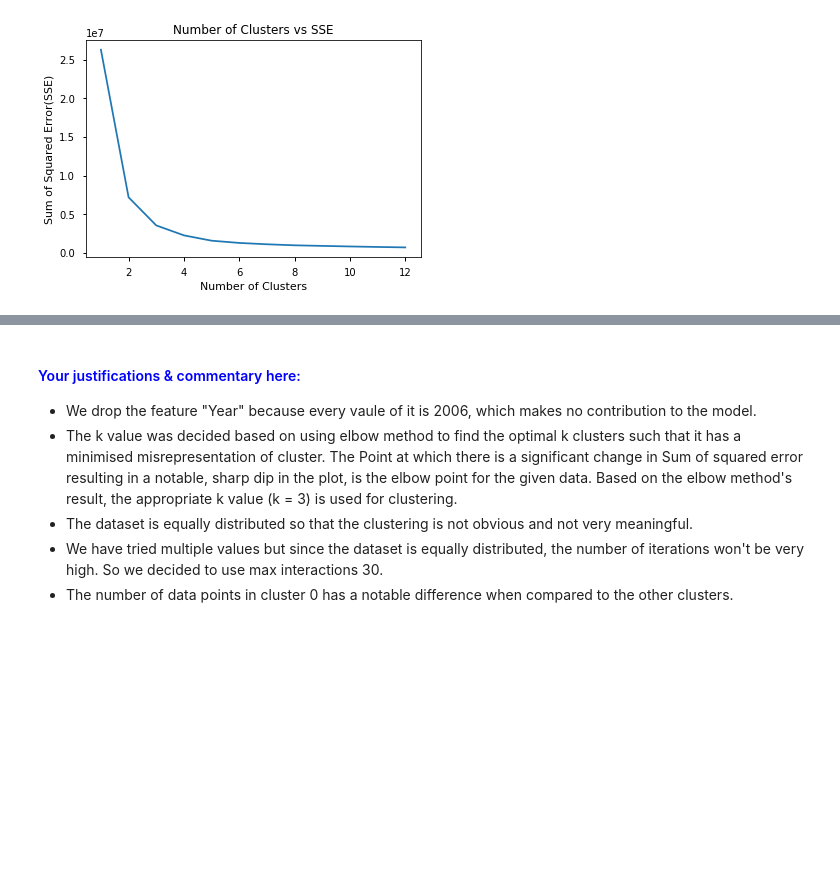
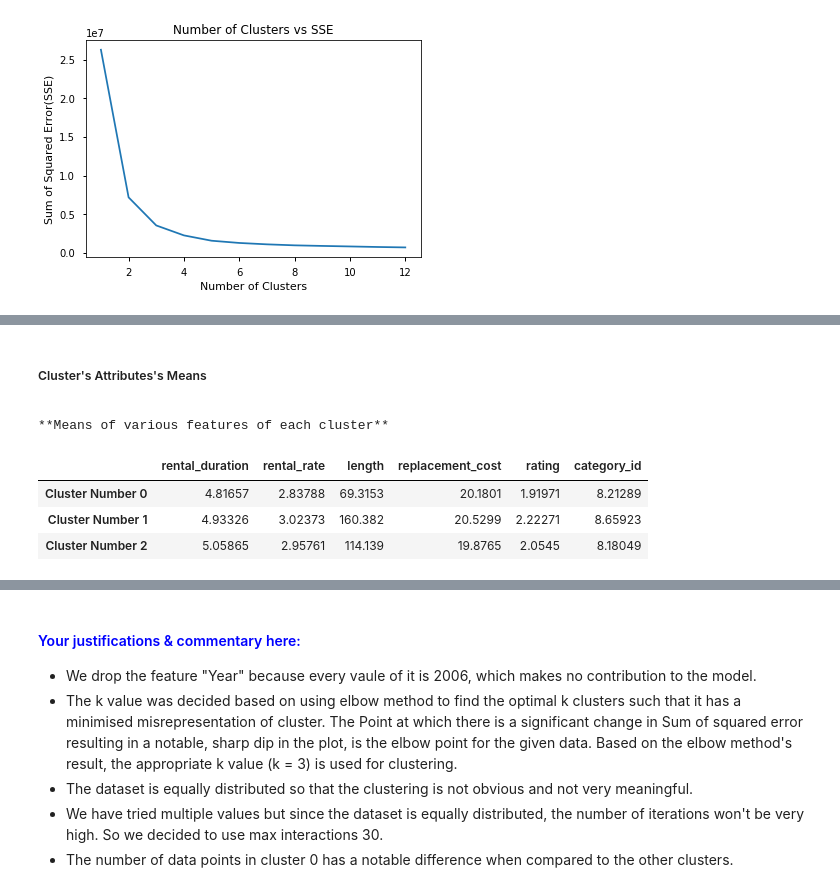
Before and after one commit to DannyFirmin/ML-KMeans-KNN-DecisionTrees, a Jupyter notebook: Assignment-2.ipynb, the cells around one changed output, grey strips where cells are left out. Drawn from its saved outputs; the diff is of its cells as text; code cells hidden in the pictures; blank space fills up the shorter version.

```diff
--- a/Assignment-2.ipynb
+++ b/Assignment-2.ipynb
@@ -442,0 +421,24 @@ s
+# %%
+def dataframe_description_selector(measure,list_df_clusters):
+    df_clusters_description=pd.DataFrame(list_df_clusters[0].loc[measure]).T
+    for x in range(1,len(list_df_clusters)):
+        df_clusters_description=df_clusters_description.append(list_df_clusters[x].loc[measure])
+    df_clusters_description=df_clusters_description.drop("cluster",axis=1)
+    df_clusters_description.index=["Cluster Number "+ str(x) for x in range(3)]
+    return df_clusters_description
+# %% [markdown]
+##### Cluster's Attributes's Means
+<a id='means'></a>
+# %%
+# Showing the differences in the means of the attributes of each cluster.
+list_df_cluster=[df_cluster0_description,df_cluster1_description,df_cluster2_description]
+print("**Means of various features of each cluster**")
+dataframe_description_selector("mean",list_df_cluster) \
+                       .style.apply(highlight_column,column_name="length") \
+                       .apply(highlight_column,column_name="rating",color="lightblue")
+# %% [output]
+**Means of various features of each cluster**
+|  | rental_duration | rental_rate | length | replacement_cost | rating | category_id |
+| Cluster Number 0 | 4.81657 | 2.83788 | 69.3153 | 20.1801 | 1.91971 | 8.21289 |
+| Cluster Number 1 | 4.93326 | 3.02373 | 160.382 | 20.5299 | 2.22271 | 8.65923 |
+| Cluster Number 2 | 5.05865 | 2.95761 | 114.139 | 19.8765 | 2.0545 | 8.18049 |
```
Also changed, not shown: parts of 25 cells of this notebook, 1 other file.
